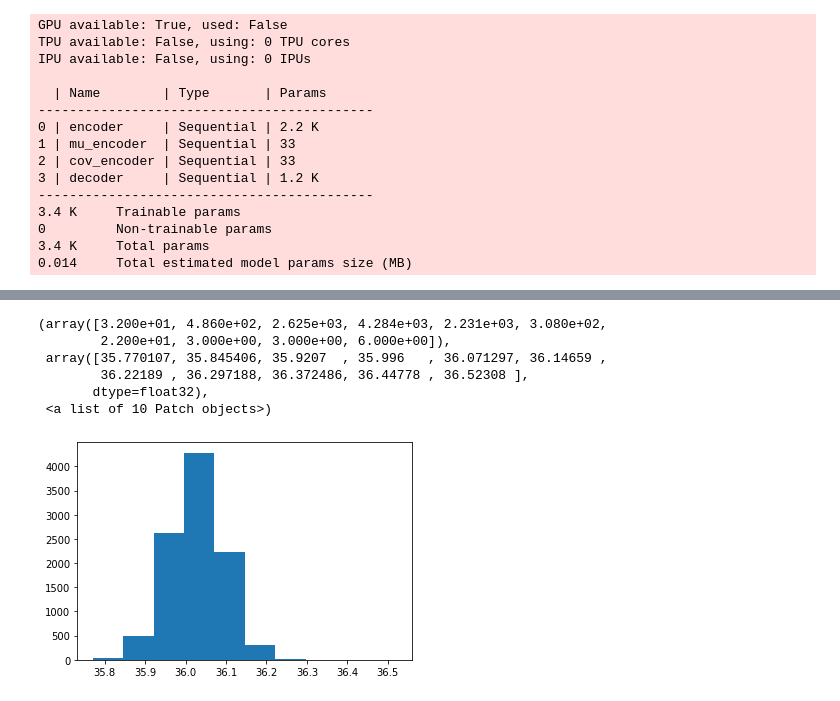
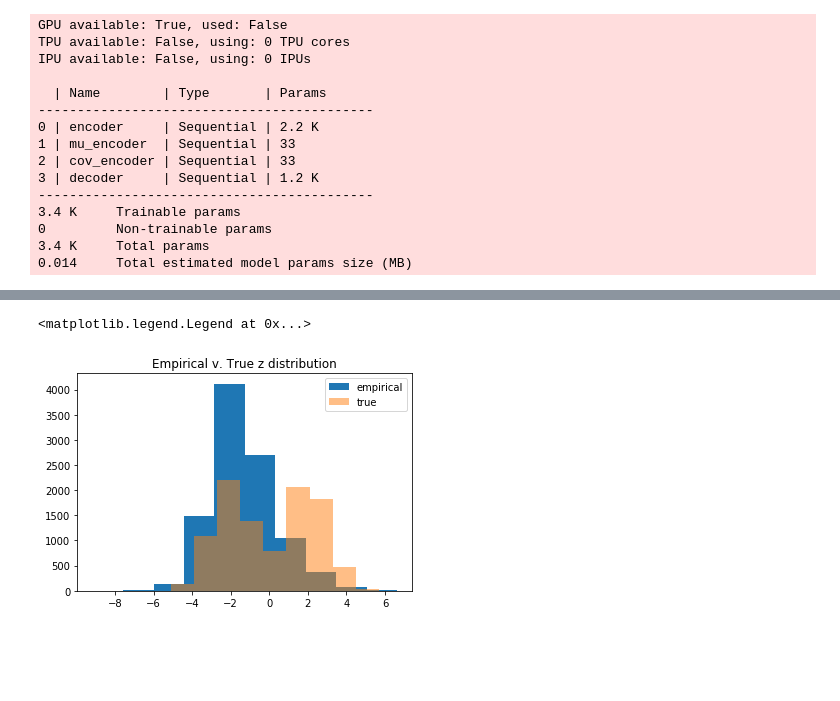
Before and after one commit to Dzeiberg/latentPosteriorEstimation, a Jupyter notebook: PU_VAE.ipynb, the cells around one changed output, grey strips where cells are left out. Cells and saved outputs as stored; diff of their text form; code cells hidden in the pictures; blank space fills up the shorter version.

```diff
--- a/PU_VAE.ipynb
+++ b/PU_VAE.ipynb
@@ -195,7 +204,7 @@ class PUVAE(pl.LightningModule):
         optimizer = torch.optim.Adam(self.parameters(), lr=1e-3)
         return optimizer
 # %%
-puvae = PUVAE(DIM,32,1,COV=COV,ZCOV=torch.Tensor(ZCOV),EMSTEPS=100,JOINT_EM=False)
+puvae = PUVAE(DIM,32,1,COV=COV,ZCOV=torch.Tensor(ZCOV),EMSTEPS=100,JOINT_EM=False,pi=torch.Tensor([pi]),mu=np.array([mu_1,mu_2]))
 # %%
 trainer = pl.Trainer(max_epochs=100, )
 trainer.fit(puvae, dl)
@@ -230,10 +229,8 @@ plt.hist(zPrime.detach().numpy().ravel())
-# %%
-plt.hist(xHat.detach().numpy().ravel())
-# %% [output]
-(array([3.200e+01, 4.860e+02, 2.625e+03, 4.284e+03, 2.231e+03, 3.080e+02,
-        2.200e+01, 3.000e+00, 3.000e+00, 6.000e+00]),
- array([35.770107, 35.845406, 35.9207  , 35.996   , 36.071297, 36.14659 ,
-        36.22189 , 36.297188, 36.372486, 36.44778 , 36.52308 ],
-       dtype=float32),
- <a list of 10 Patch objects>)
-[figure, removed]
+# %%
+plt.hist(zPrime.detach().numpy().ravel(),label="empirical")
+plt.hist(dl.dataset.tensors[3].numpy().ravel(),alpha=.5,label="true")
+plt.title("Empirical v. True z distribution")
+plt.legend()
+# %% [output]
+<matplotlib.legend.Legend at 0x...>
+[figure, added]
```
Also changed, not shown: parts of 6 cells of this notebook.
